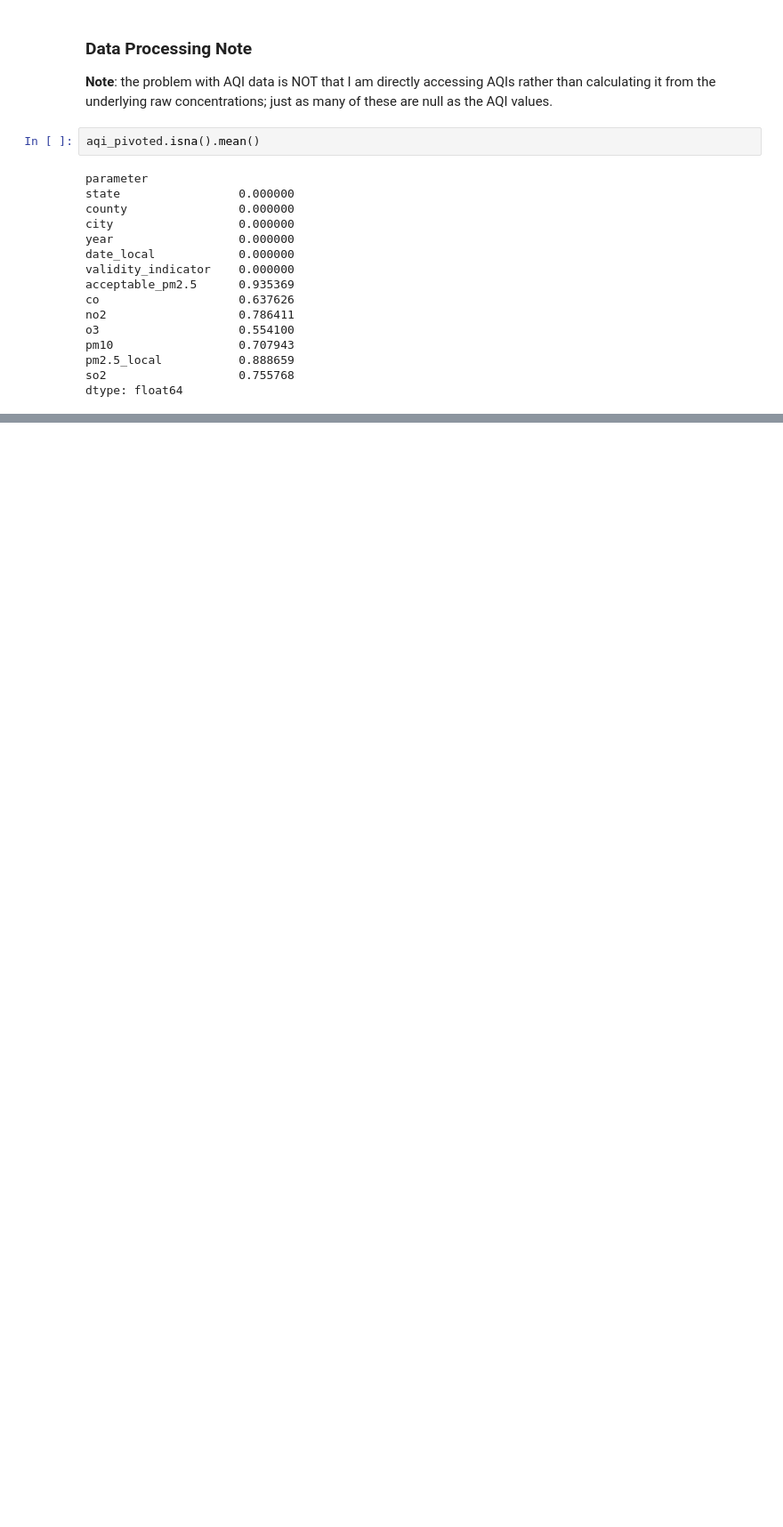
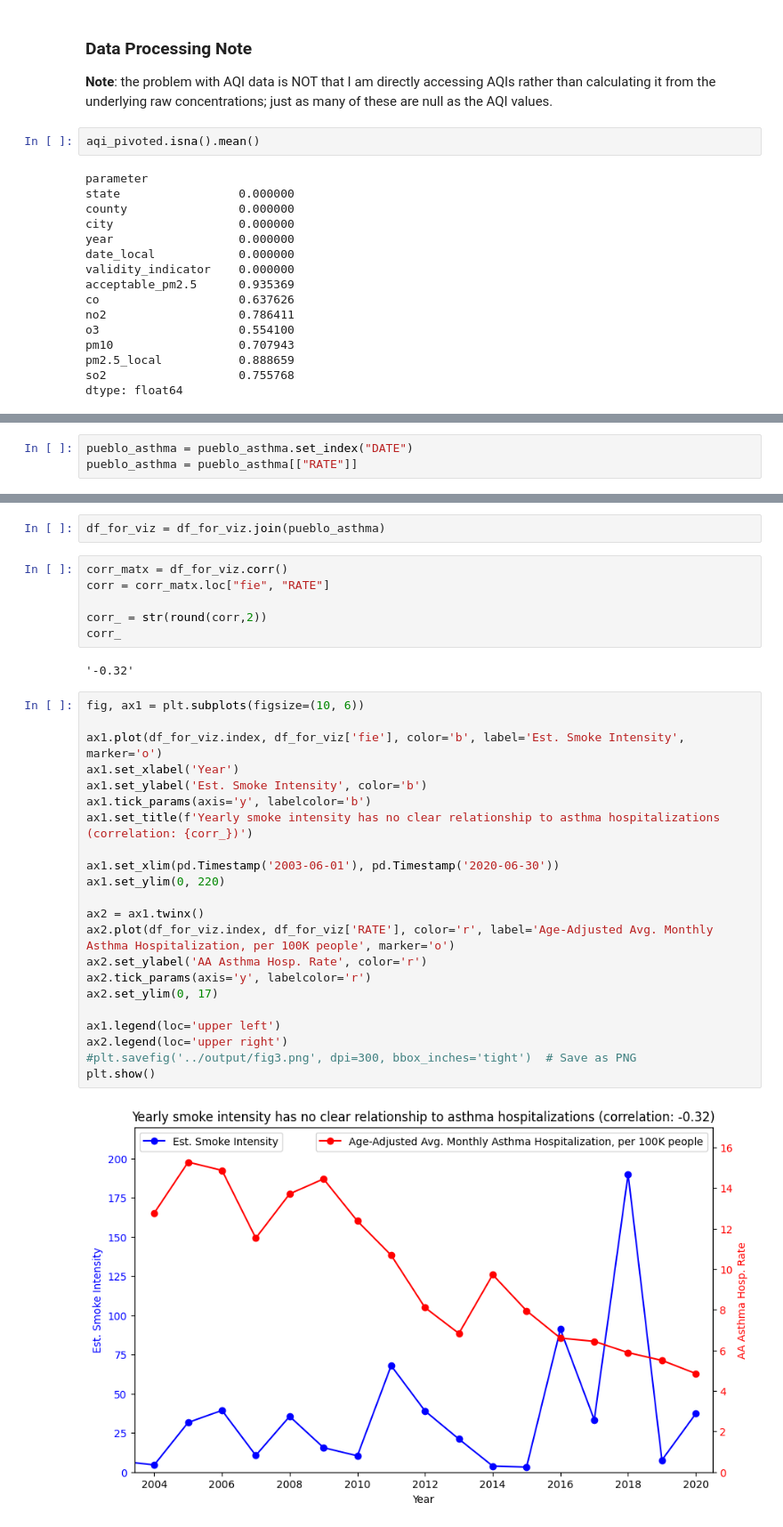
Before and after one commit to voglerdaniel/data-512-final-project, a Jupyter notebook: code/combining_distance_and_aqi.ipynb, the cells around one changed output, grey strips where cells are left out. Shown at 89% size. Cells and saved outputs as stored; diff of their text form; blank space fills up the shorter version.

```diff
--- a/code/combining_distance_and_aqi.ipynb
+++ b/code/combining_distance_and_aqi.ipynb
@@ -817,0 +914,3 @@ dtype: float64
+# %%
+pueblo_asthma = pueblo_asthma.set_index("DATE")
+pueblo_asthma = pueblo_asthma[["RATE"]]
@@ -817,0 +938,34 @@ dtype: float64
+# %%
+df_for_viz = df_for_viz.join(pueblo_asthma)
+# %%
+corr_matx = df_for_viz.corr()
+corr = corr_matx.loc["fie", "RATE"]
+
+corr_ = str(round(corr,2))
+corr_
+# %% [output]
+'-0.32'
+# %%
+fig, ax1 = plt.subplots(figsize=(10, 6))
+
+ax1.plot(df_for_viz.index, df_for_viz['fie'], color='b', label='Est. Smoke Intensity', marker='o')
+ax1.set_xlabel('Year')
+ax1.set_ylabel('Est. Smoke Intensity', color='b')
+ax1.tick_params(axis='y', labelcolor='b')
+ax1.set_title(f'Yearly smoke intensity has no clear relationship to asthma hospitalizations (correlation: {corr_})')
+
+ax1.set_xlim(pd.Timestamp('2003-06-01'), pd.Timestamp('2020-06-30'))
+ax1.set_ylim(0, 220)
+
+ax2 = ax1.twinx()
+ax2.plot(df_for_viz.index, df_for_viz['RATE'], color='r', label='Age-Adjusted Avg. Monthly Asthma Hospitalization, per 100K people', marker='o')
+ax2.set_ylabel('AA Asthma Hosp. Rate', color='r')
+ax2.tick_params(axis='y', labelcolor='r')
+ax2.set_ylim(0, 17)
+
+ax1.legend(loc='upper left')
+ax2.legend(loc='upper right')
+#plt.savefig('../output/fig3.png', dpi=300, bbox_inches='tight')  # Save as PNG
+plt.show()
+# %% [output]
+[figure, added]
```
Also changed, not shown: parts of 19 cells of this notebook, 3 other files.
